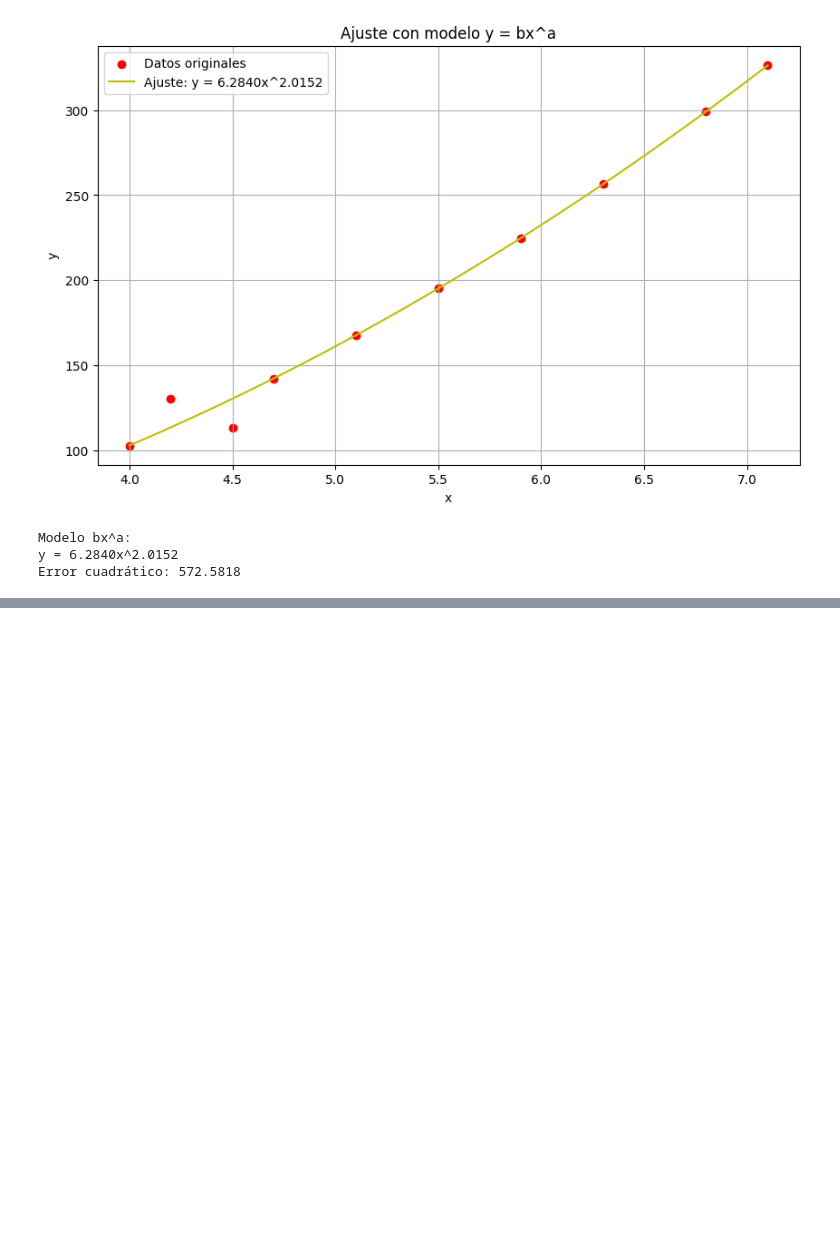
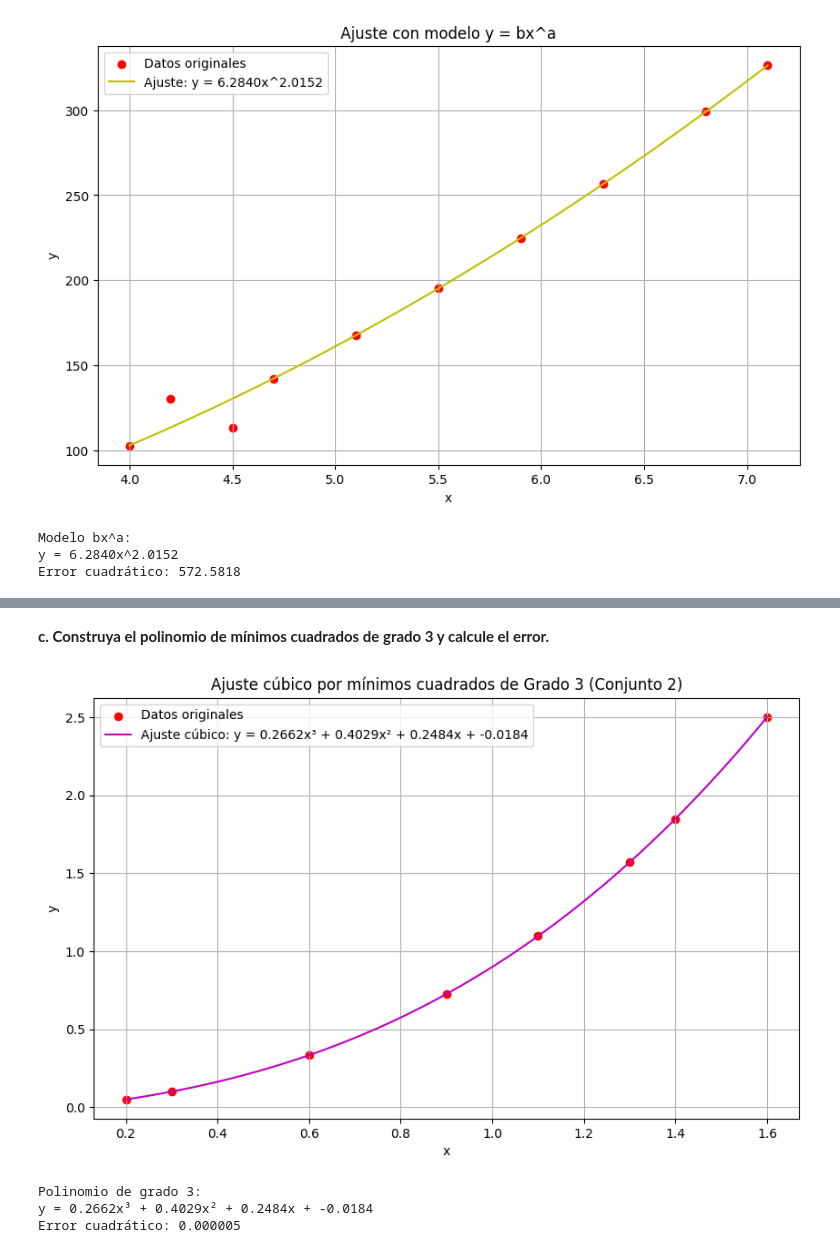
Before and after one commit to SebastianMoralesEpn/Github1.0, a Jupyter notebook: Tareas/[Tarea 08] Ejercicios Unidad 03-C mínimos cuadrados/[Tarea 08] Ejercicios Unidad 03-C mínimos cuadrados - Morales Sebastian.ipynb, the cells around one changed output, grey strips where cells are left out. Saved outputs shown, nothing was run; the diff lists cells and outputs as text; code cells hidden in the pictures; blank space fills up the shorter version.

```diff
--- a/Tareas/[Tarea 08] Ejercicios Unidad 03-C mínimos cuadrados/[Tarea 08] Ejercicios Unidad 03-C mínimos cuadrados - Morales Sebastian.ipynb
+++ b/Tareas/[Tarea 08] Ejercicios Unidad 03-C mínimos cuadrados/[Tarea 08] Ejercicios Unidad 03-C mínimos cuadrados - Morales Sebastian.ipynb
@@ -190,0 +265,33 @@ Error cuadrático: 572.5818
+# %% [markdown]
+**c. Construya el polinomio de mínimos cuadrados de grado 3 y calcule el error.**
+# %%
+# Modelo cúbico
+def cubic_model_2(x, a, b, c, d):
+    return a * x**3 + b * x**2 + c * x + d
+
+# Ajuste
+params_cubic_2, _ = curve_fit(cubic_model_2, xi_2, yi_2)
+a3_2, b3_2, c3_2, d3_2 = params_cubic_2
+error_2 = np.sum((yi_2 - cubic_model_2(xi_2, a3_2, b3_2, c3_2, d3_2))**2)
+
+# Gráfico
+plt.figure(figsize=(10, 6))
+plt.scatter(xi_2, yi_2, color='red', label='Datos originales')
+x_vals_2 = np.linspace(min(xi_2), max(xi_2), 100)
+plt.plot(x_vals_2, cubic_model_2(x_vals_2, a3_2, b3_2, c3_2, d3_2), 'm-',
+         label=f'Ajuste cúbico: y = {a3_2:.4f}x³ + {b3_2:.4f}x² + {c3_2:.4f}x + {d3_2:.4f}')
+plt.title('Ajuste cúbico por mínimos cuadrados de Grado 3 (Conjunto 2)')
+plt.xlabel('x')
+plt.ylabel('y')
+plt.legend()
+plt.grid(True)
+plt.show()
+
+print("Polinomio de grado 3:")
+print(f"y = {a3_2:.4f}x³ + {b3_2:.4f}x² + {c3_2:.4f}x + {d3_2:.4f}")
+print(f"Error cuadrático: {error_2:.6f}")
+# %% [output]
+[figure, added]
+Polinomio de grado 3:
+y = 0.2662x³ + 0.4029x² + 0.2484x + -0.0184
+Error cuadrático: 0.000005
```
Also changed, not shown: parts of 10 cells of this notebook.
